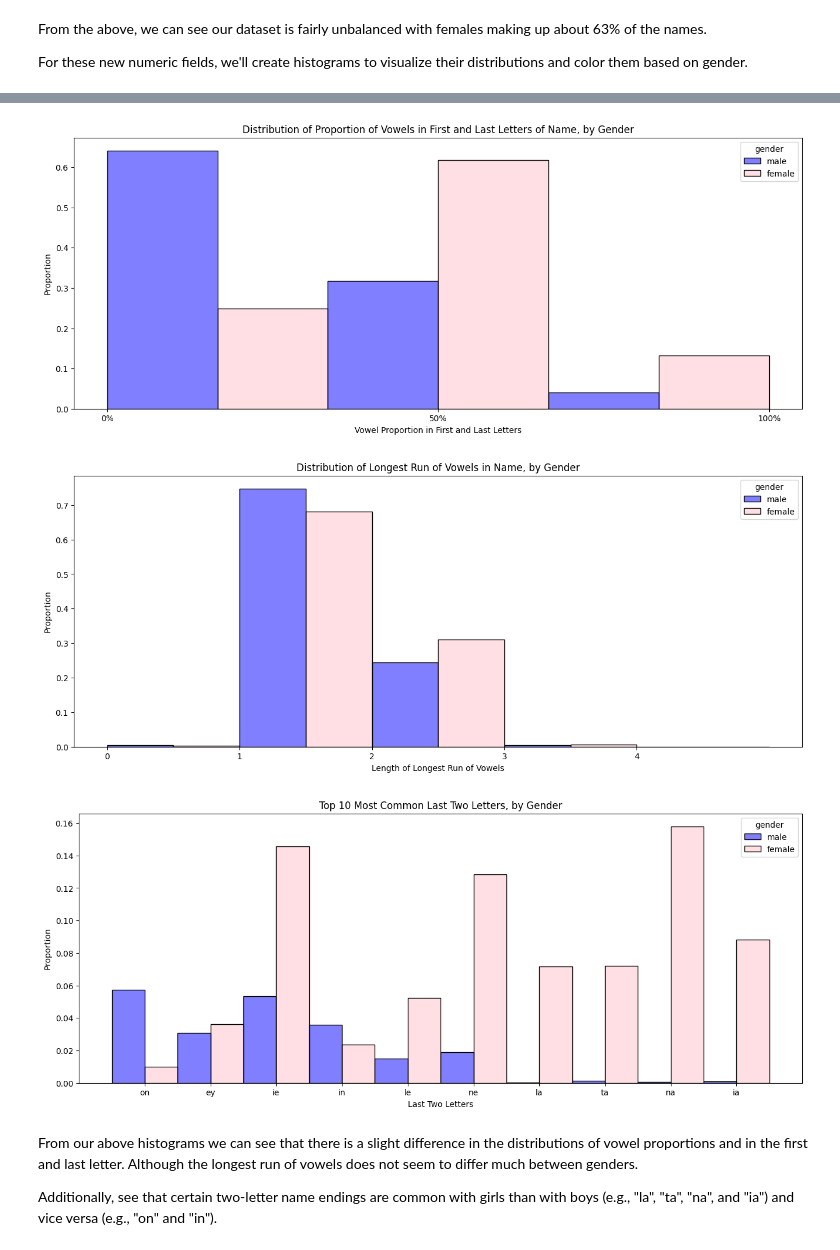
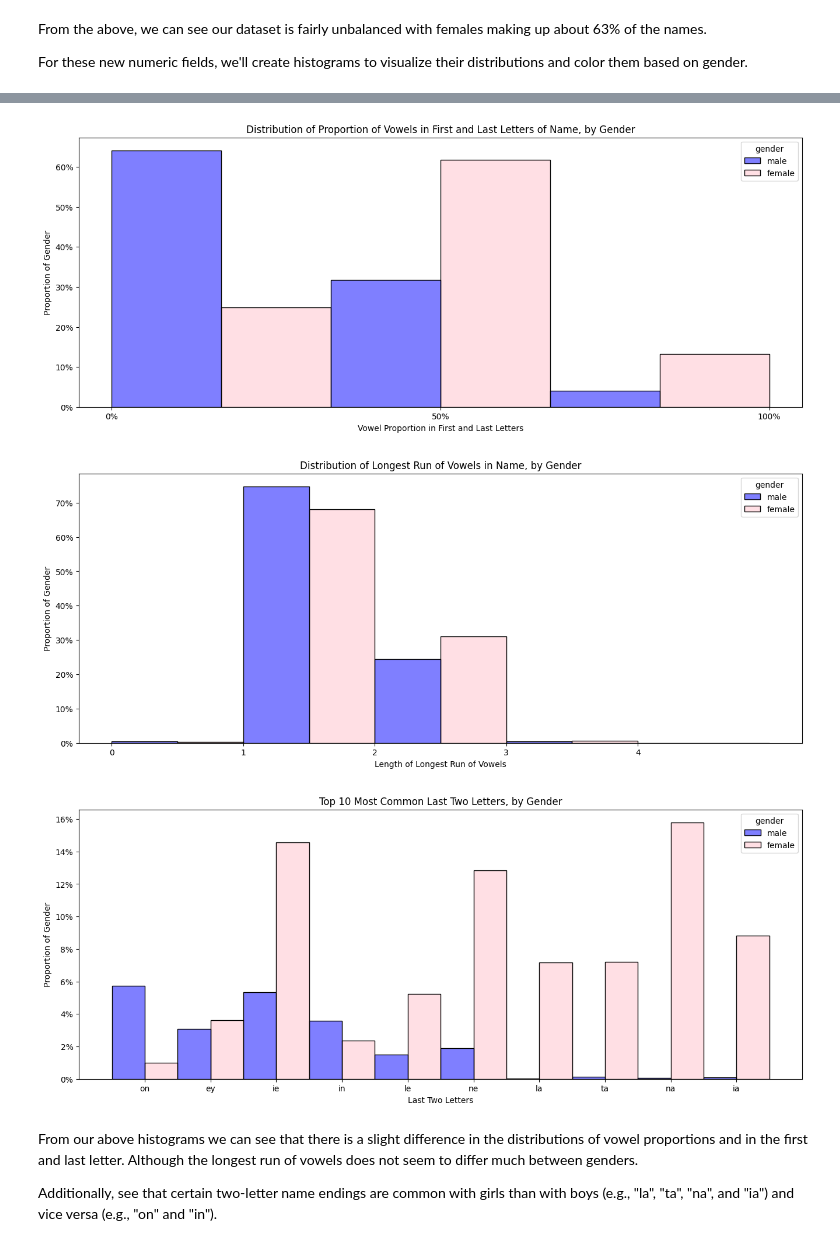
Before and after one commit to naomibuell/DATA620, a Jupyter notebook: project-3/project-3.ipynb, the cells around one changed output, grey strips where cells are left out. Saved outputs shown, nothing was run; the diff lists cells and outputs as text; code cells hidden in the pictures.

```diff
--- a/project-3/project-3.ipynb
+++ b/project-3/project-3.ipynb
@@ -175,6 +175,8 @@ sns.histplot(
 )
 plt.title('Distribution of Proportion of Vowels in Name, by Gender')
 plt.xlabel('Vowel Proportion')
+plt.ylabel('Proportion of Gender')
+plt.gca().yaxis.set_major_formatter(plt.FuncFormatter(lambda y, _: '{:.0%}'.format(y)))
 plt.show()
 
 # Plot for first_last_letter
@@ -194,6 +196,8 @@ sns.histplot(
 plt.xticks([0, 0.5, 1], ['0%', '50%', '100%'])
 plt.title('Distribution of Proportion of Vowels in First and Last Letters of Name, by Gender')
 plt.xlabel('Vowel Proportion in First and Last Letters')
+plt.ylabel('Proportion of Gender')
+plt.gca().yaxis.set_major_formatter(plt.FuncFormatter(lambda y, _: '{:.0%}'.format(y)))
 plt.show()
 
 # Plot for longest_run_of_vowels
@@ -212,6 +216,8 @@ sns.histplot(
 )
 plt.title('Distribution of Longest Run of Vowels in Name, by Gender')
 plt.xlabel('Length of Longest Run of Vowels')
+plt.ylabel('Proportion of Gender')
+plt.gca().yaxis.set_major_formatter(plt.FuncFormatter(lambda y, _: '{:.0%}'.format(y)))
 plt.xticks(
     range(
         int(feature_names_df['longest_run_of_vowels'].min()),
@@ -234,6 +240,7 @@ sns.histplot(
 )
 plt.title('Top 10 Most Common Last Two Letters, by Gender')
 plt.xlabel('Last Two Letters')
-plt.ylabel('Proportion')
+plt.ylabel('Proportion of Gender')
+plt.gca().yaxis.set_major_formatter(plt.FuncFormatter(lambda y, _: '{:.0%}'.format(y)))
 plt.show()
 # %% [output]
@@ -241,6 +248,6 @@ plt.show()
-[figure, old version]
+[figure, new version]
-[figure, old version]
+[figure, new version]
-[figure, old version]
+[figure, new version]
 # %% [markdown]
 From our above histograms we can see that there is a slight difference in the distributions of vowel proportions and in the first and last letter. Although the longest run of vowels does not seem to differ much between genders.
 
```
Also changed, not shown: parts of 4 cells of this notebook.
